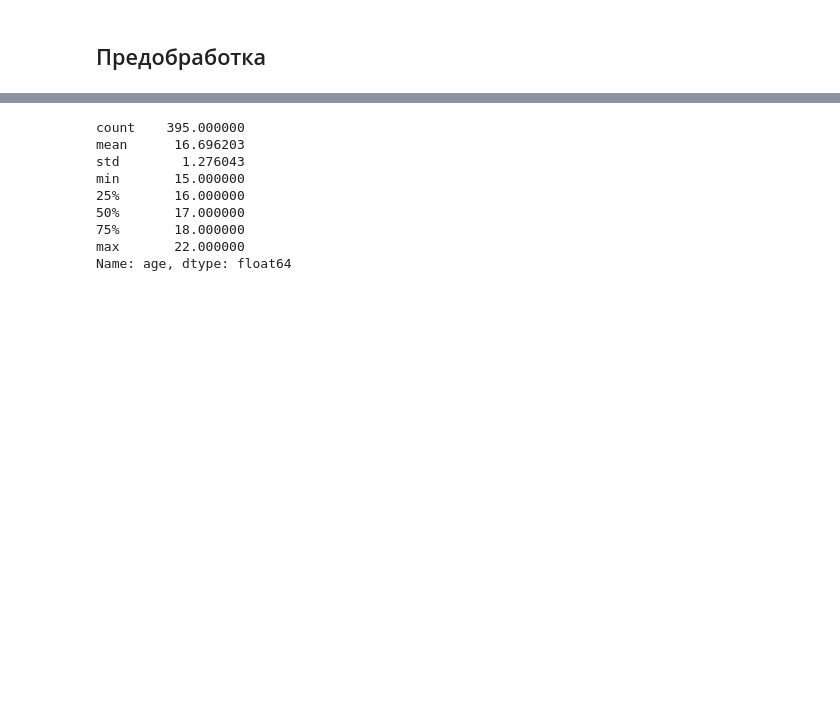
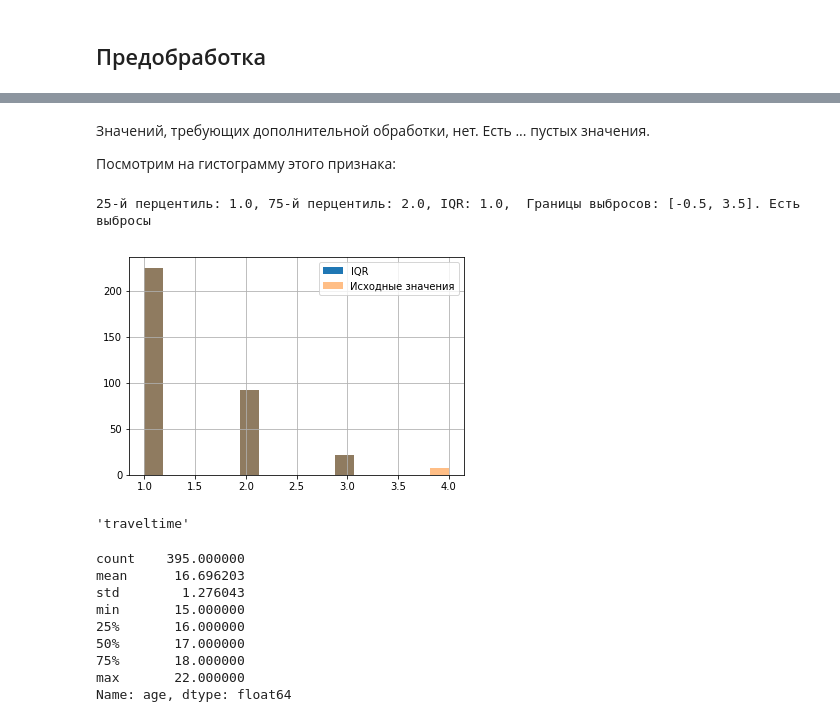
Before and after one commit to EmlAldr/SkillFactory, a Jupyter notebook: module_2/students_math_score_analysis.ipynb, the cells around one changed output, grey strips where cells are left out. Saved outputs shown, nothing was run; the diff lists cells and outputs as text; code cells hidden in the pictures; blank space fills up the shorter version.

```diff
--- a/module_2/students_math_score_analysis.ipynb
+++ b/module_2/students_math_score_analysis.ipynb
@@ -130,0 +574,3 @@ column = columns_int[0]
+# %%
+column = 'traveltime'
+column_info(students, column)
@@ -131,3 +592,16 @@ column = columns_int[0]
+# %% [markdown]
+Значений, требующих дополнительной обработки, нет. Есть ... пустых значения.
+
+Посмотрим на гистограмму этого признака:
+# %%
+plot_column_info(students, column)
+# %% [output]
+25-й перцентиль: 1.0, 75-й перцентиль: 2.0, IQR: 1.0,  Границы выбросов: [-0.5, 3.5]. Есть выбросы
+[figure, added]
+# %%
+columns_int[3]
+# %% [output]
+'traveltime'
 # %%
 display(students[column].describe())
 students[column].plot(kind='hist')
```
Also changed, not shown: parts of 76 cells of this notebook.
